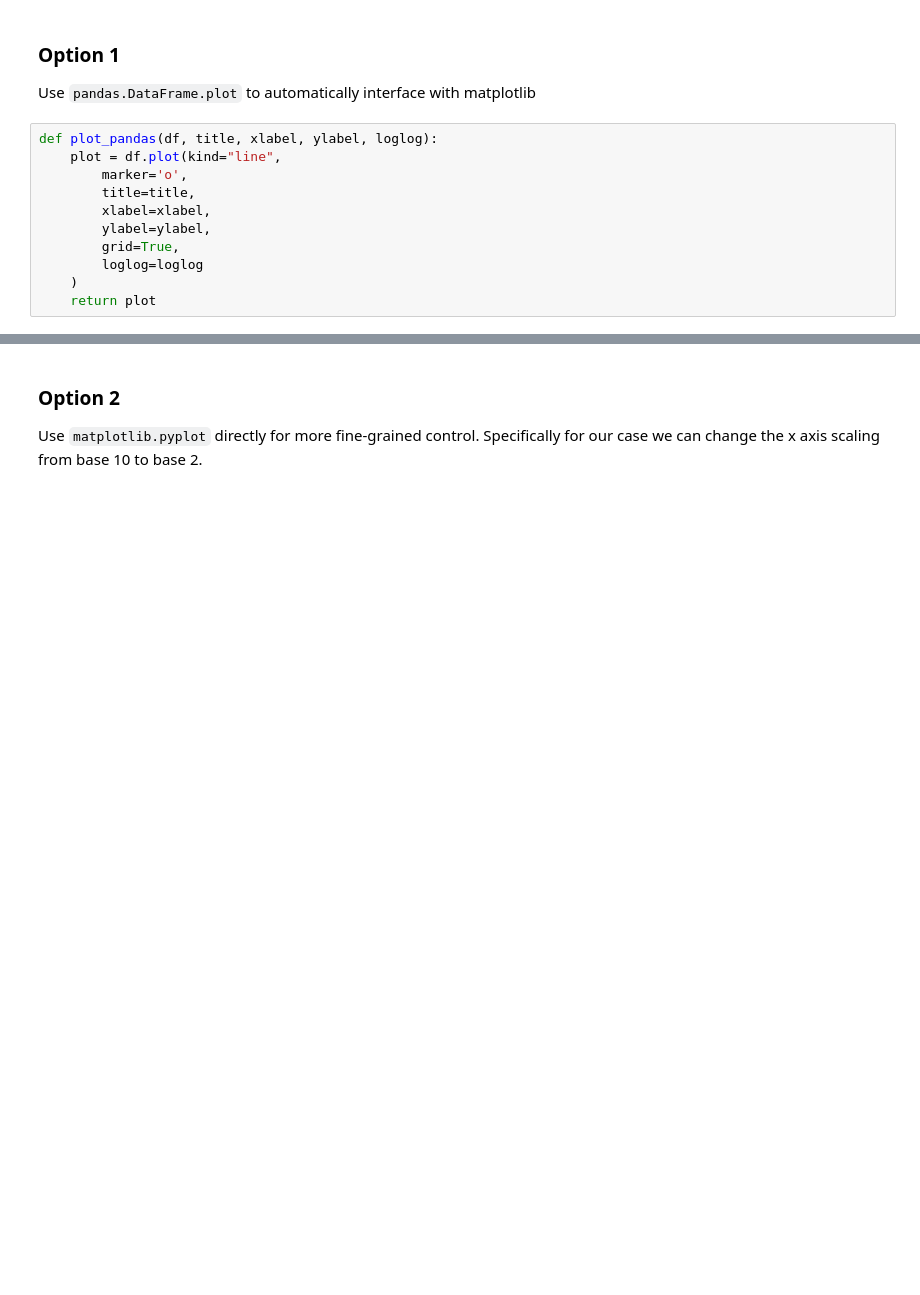
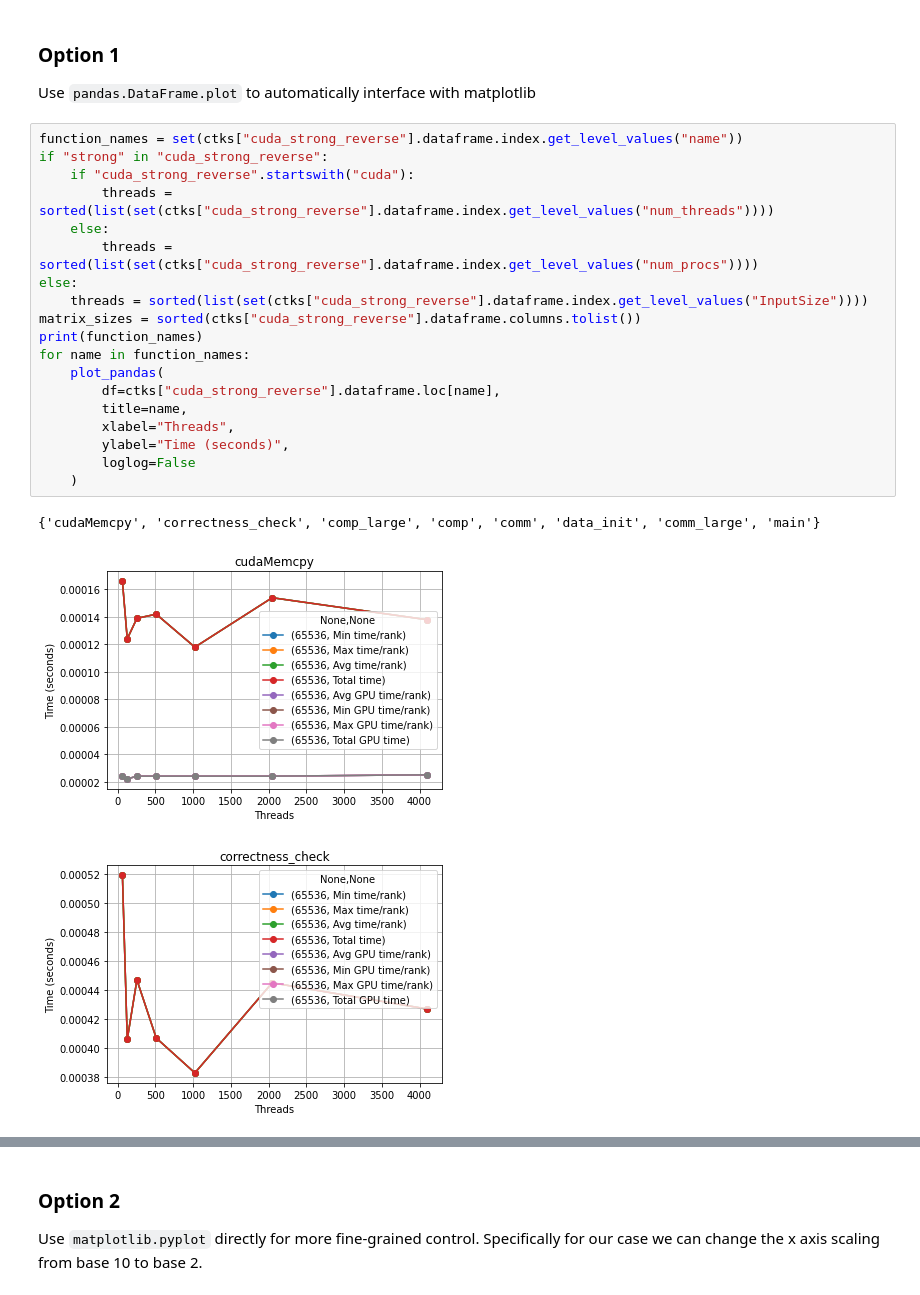
Before and after one commit to aheff20/CSCE435GroupProject, a Jupyter notebook: BubbleSort_thicket.ipynb, the cells around one changed output, grey strips where cells are left out. Cells and saved outputs as stored; diff of their text form; blank space fills up the shorter version.

Commit message:
Graphs for Bubble Sort

```diff
--- a/BubbleSort_thicket.ipynb
+++ b/BubbleSort_thicket.ipynb
@@ -328,14 +275,26 @@ for name in function_names:
 # %% [markdown]
 ### Option 1
 Use `pandas.DataFrame.plot` to automatically interface with matplotlib
-# %%
-def plot_pandas(df, title, xlabel, ylabel, loglog):
-    plot = df.plot(kind="line",
-        marker='o',
-        title=title,
-        xlabel=xlabel,
-        ylabel=ylabel,
-        grid=True,
-        loglog=loglog
-    )
-    return plot
+# %%
+function_names = set(ctks["cuda_strong_reverse"].dataframe.index.get_level_values("name"))
+if "strong" in "cuda_strong_reverse":
+    if "cuda_strong_reverse".startswith("cuda"):
+        threads = sorted(list(set(ctks["cuda_strong_reverse"].dataframe.index.get_level_values("num_threads"))))
+    else:
+        threads = sorted(list(set(ctks["cuda_strong_reverse"].dataframe.index.get_level_values("num_procs"))))
+else:
+    threads = sorted(list(set(ctks["cuda_strong_reverse"].dataframe.index.get_level_values("InputSize"))))
+matrix_sizes = sorted(ctks["cuda_strong_reverse"].dataframe.columns.tolist())
+print(function_names)
+for name in function_names:
+    plot_pandas(
+        df=ctks["cuda_strong_reverse"].dataframe.loc[name],
+        title=name,
+        xlabel="Threads",
+        ylabel="Time (seconds)",
+        loglog=False
+    )
+# %% [output]
+{'cudaMemcpy', 'correctness_check', 'comp_large', 'comp', 'comm', 'data_init', 'comm_large', 'main'}
+[figure, added]
+[figure, added]
```
Also changed, not shown: parts of 35 cells of this notebook.
